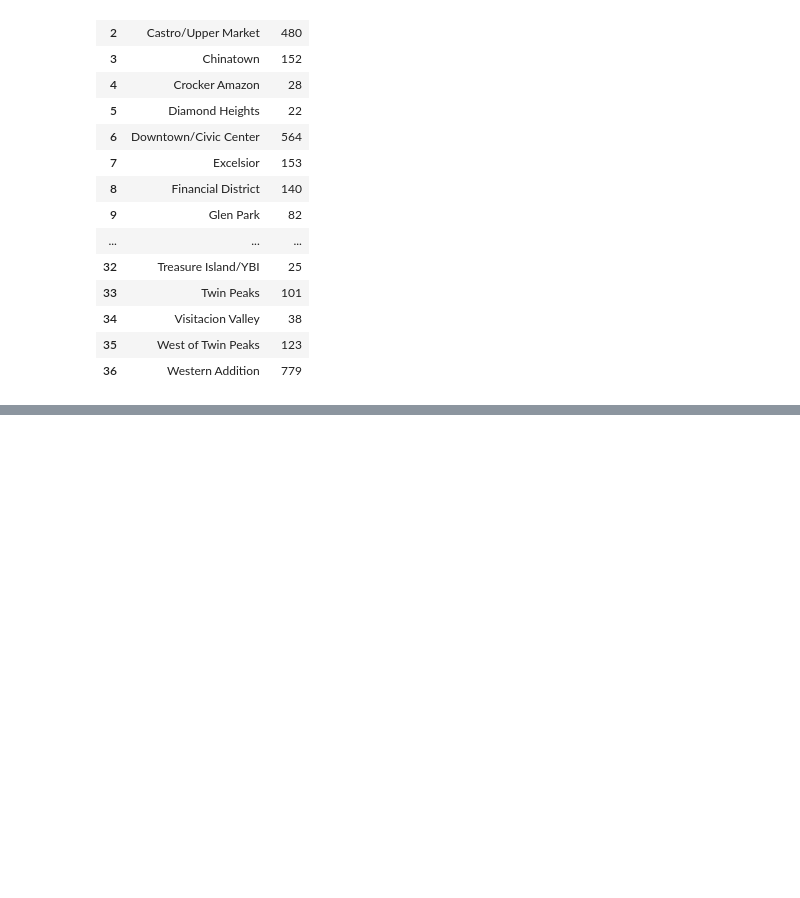
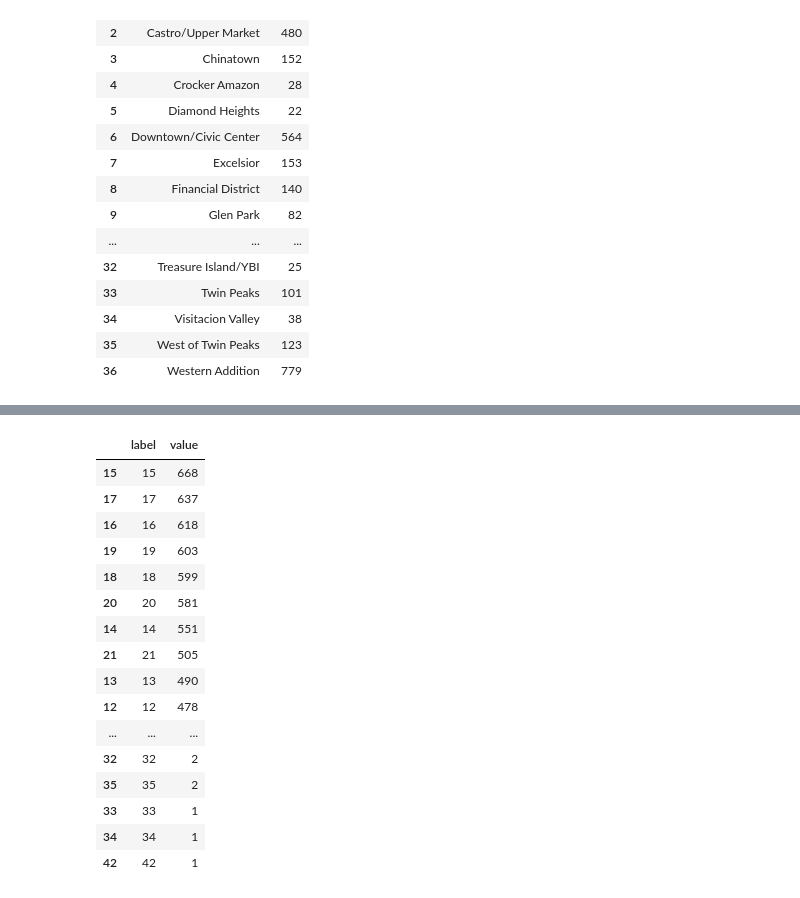
Before and after one commit to zhaoamy/Capital-One-Airbnb-challenge, a Jupyter notebook: airbnb-public-sep-2017/airbnb-sep-2017/Import Data.ipynb, the cells around one changed output, grey strips where cells are left out. Cells and saved outputs as stored; diff of their text form; code cells hidden in the pictures; blank space fills up the shorter version.

```diff
--- a/airbnb-public-sep-2017/airbnb-sep-2017/Import Data.ipynb
+++ b/airbnb-public-sep-2017/airbnb-sep-2017/Import Data.ipynb
@@ -394,0 +435,11 @@ count.to_json('listing-count.json', orient='records')
+# %%
+am_count = pd.Series()
+i = 0
+for row in data['amenities']:
+    #cleaned data by removing the entry "translation ..."
+    row = row.split(',')
+    count = pd.Series(len(row))
+    i = i+1
+    am_count.set_value(i, len(row))
+# %%
+price_v_am = pd.DataFrame(index = am_count.value_counts().index, columns=['label', 'value'])
@@ -394,0 +466,23 @@ count.to_json('listing-count.json', orient='records')
+# %%
+price_v_am['label'] = am_count.value_counts().index
+# %%
+price_v_am['value'] = am_count.value_counts()
+price_v_am
+# %% [output]
+|  | label | value |
+| 15 | 15 | 668 |
+| 17 | 17 | 637 |
+| 16 | 16 | 618 |
+| 19 | 19 | 603 |
+| 18 | 18 | 599 |
+| 20 | 20 | 581 |
+| 14 | 14 | 551 |
+| 21 | 21 | 505 |
+| 13 | 13 | 490 |
+| 12 | 12 | 478 |
+| ... | ... | ... |
+| 32 | 32 | 2 |
+| 35 | 35 | 2 |
+| 33 | 33 | 1 |
+| 34 | 34 | 1 |
+| 42 | 42 | 1 |
```
Also changed, not shown: parts of 34 cells of this notebook, 46 other files.
